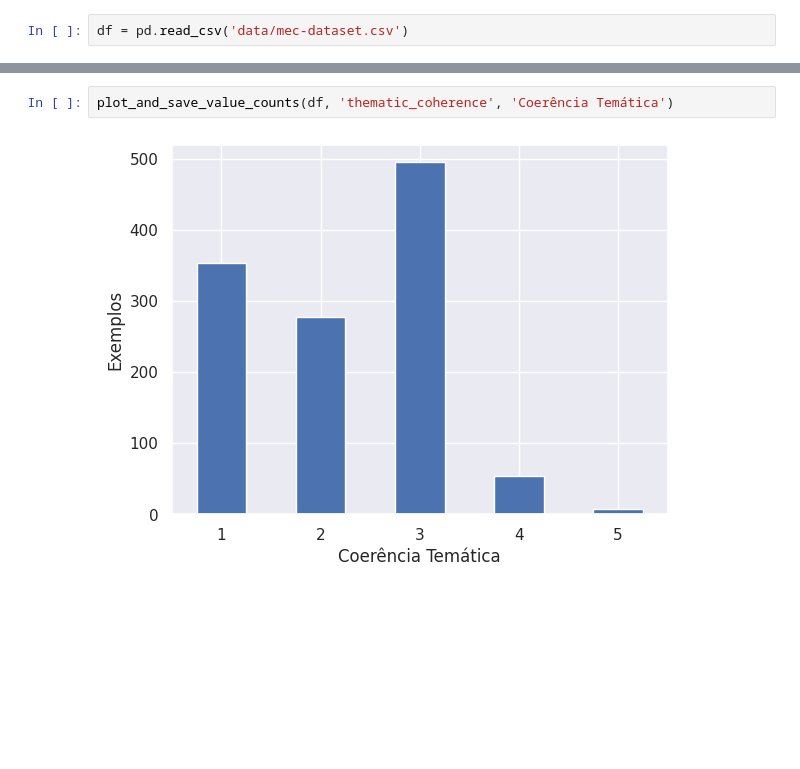
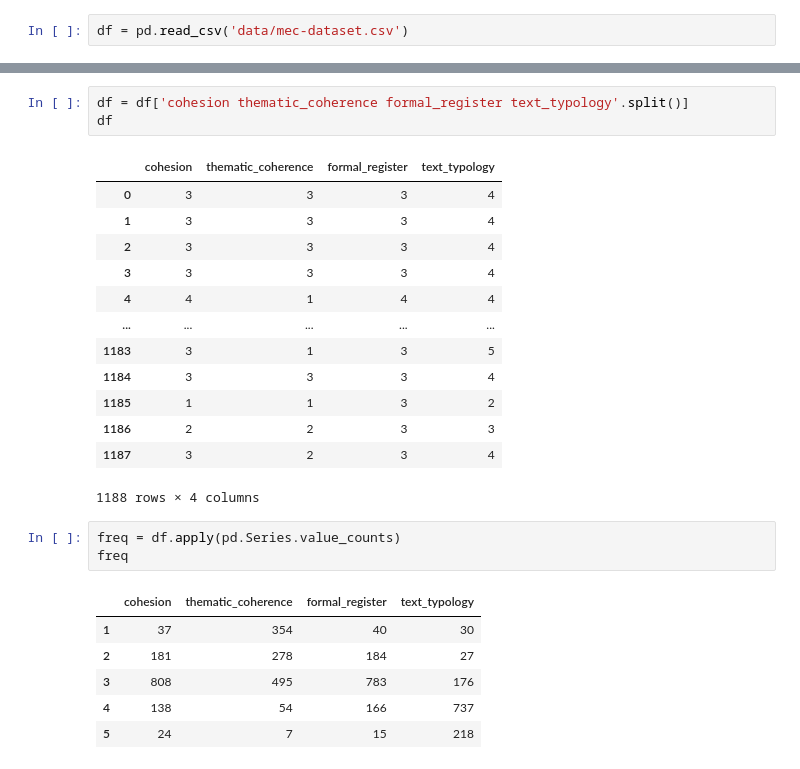
Before and after one commit to HyanBatista/multimodal-aes, a Jupyter notebook: notebooks/02-plot-dataset.ipynb, the cells around one changed output, grey strips where cells are left out. Drawn from its saved outputs; the diff is of its cells as text; blank space fills up the shorter version.

Commit message:
feat: unify dataset plot

```diff
--- a/notebooks/02-plot-dataset.ipynb
+++ b/notebooks/02-plot-dataset.ipynb
@@ -25,4 +8,27 @@ plot_and_save_value_counts(df, 'text_typology', 'Tipologia Textual')
-# %%
-plot_and_save_value_counts(df, 'thematic_coherence', 'Coerência Temática')
-# %% [output]
-[figure, removed]
+# %%
+df = df['cohesion thematic_coherence formal_register text_typology'.split()]
+df
+# %% [output]
+|  | cohesion | thematic_coherence | formal_register | text_typology |
+| 0 | 3 | 3 | 3 | 4 |
+| 1 | 3 | 3 | 3 | 4 |
+| 2 | 3 | 3 | 3 | 4 |
+| 3 | 3 | 3 | 3 | 4 |
+| 4 | 4 | 1 | 4 | 4 |
+| ... | ... | ... | ... | ... |
+| 1183 | 3 | 1 | 3 | 5 |
+| 1184 | 3 | 3 | 3 | 4 |
+| 1185 | 1 | 1 | 3 | 2 |
+| 1186 | 2 | 2 | 3 | 3 |
+| 1187 | 3 | 2 | 3 | 4 |
+1188 rows × 4 columns
+# %%
+freq = df.apply(pd.Series.value_counts)
+freq
+# %% [output]
+|  | cohesion | thematic_coherence | formal_register | text_typology |
+| 1 | 37 | 354 | 40 | 30 |
+| 2 | 181 | 278 | 184 | 27 |
+| 3 | 808 | 495 | 783 | 176 |
+| 4 | 138 | 54 | 166 | 737 |
+| 5 | 24 | 7 | 15 | 218 |
```
Also changed, not shown: parts of 7 cells of this notebook.
